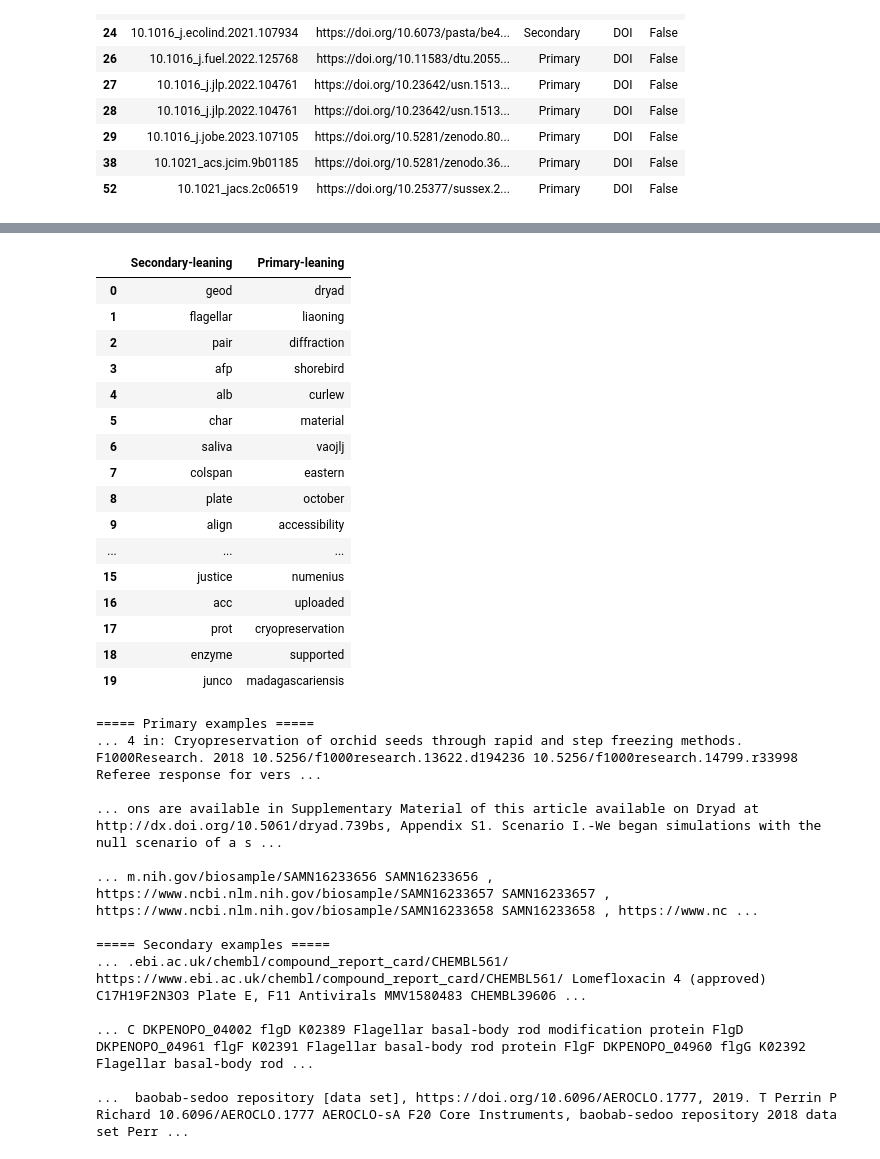
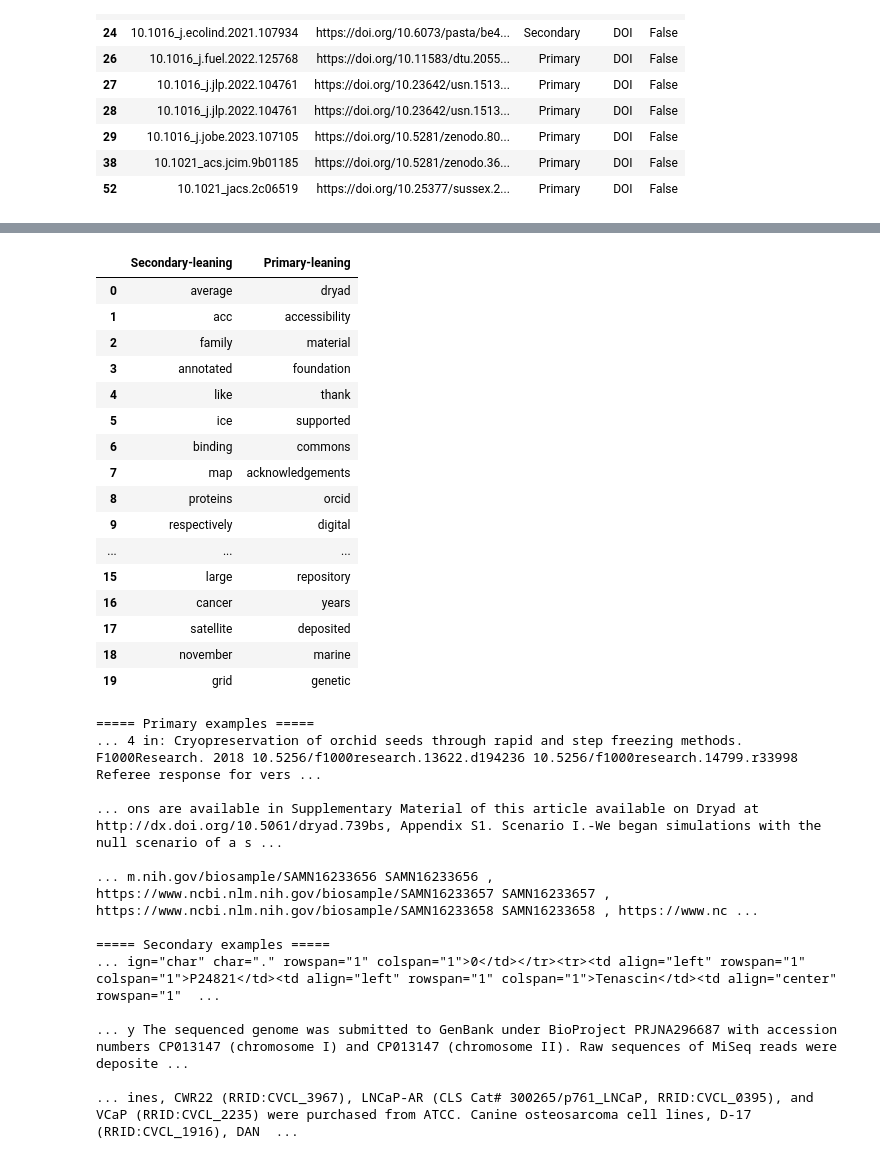
Before and after one commit to ummugulsumciftci/GROUP30_CENG313, a Jupyter notebook: assignment1_eda_baseline.ipynb, the cells around one changed output, grey strips where cells are left out. Drawn from its saved outputs; the diff is of its cells as text; code cells hidden in the pictures.

```diff
--- a/assignment1_eda_baseline.ipynb
+++ b/assignment1_eda_baseline.ipynb
@@ -262,3 +315,10 @@ share of gold ids present in the text: 0.946
 | 29 | 10.1016_j.jobe.2023.107105 | https://doi.org/10.5281/zenodo.80... | Primary | DOI | False |
 | 38 | 10.1021_acs.jcim.9b01185 | https://doi.org/10.5281/zenodo.36... | Primary | DOI | False |
 | 52 | 10.1021_jacs.2c06519 | https://doi.org/10.25377/sussex.2... | Primary | DOI | False |
+# %%
+import re
+for _, r in gold[~gold.found].head(8).iterrows():
+    key = (re.findall(r"\d{5,}", r.dataset_id) or [r.dataset_id[-8:]])[-1]   # longest number in the id
+    t = train_texts[r.article_id]
+    i = t.lower().find(key.lower())
+    print(r.dataset_id, "\n   ->", repr(t[max(0, i - 80):i + 40]) if i >= 0 else "not in text at all", "\n")
@@ -319,33 +397,35 @@ plt.tight_layout(); plt.show()
 # %%
 from sklearn.feature_extraction.text import CountVectorizer
 
 ds = lab_c[lab_c.label.isin(["Primary", "Secondary"])]
-cv = CountVectorizer(stop_words="english", min_df=5, token_pattern=r"(?u)\b[a-zA-Z]{3,}\b")
-X = cv.fit_transform(ds.context)
+# one document per (article, label): a word counts once per article, so a single article cannot dominate
+docs = ds.groupby(["article_id", "label"])["context"].apply(" ".join).reset_index()
+cv = CountVectorizer(stop_words="english", min_df=5, binary=True, token_pattern=r"(?u)\b[a-zA-Z]{3,}\b")
+X = cv.fit_transform(docs.context)
 vocab = np.array(cv.get_feature_names_out())
-p = np.asarray(X[(ds.label == "Primary").values].sum(0)).ravel() + 1
-s = np.asarray(X[(ds.label == "Secondary").values].sum(0)).ravel() + 1
+p = np.asarray(X[(docs.label == "Primary").values].sum(0)).ravel() + 1
+s = np.asarray(X[(docs.label == "Secondary").values].sum(0)).ravel() + 1
 log_ratio = np.log((p / p.sum()) / (s / s.sum()))
 order = np.argsort(log_ratio)
 pd.DataFrame({"Secondary-leaning": vocab[order[:20]], "Primary-leaning": vocab[order[::-1][:20]]})
 # %% [output]
 |  | Secondary-leaning | Primary-leaning |
-| 0 | geod | dryad |
-| 1 | flagellar | liaoning |
-| 2 | pair | diffraction |
-| 3 | afp | shorebird |
-| 4 | alb | curlew |
-| 5 | char | material |
-| 6 | saliva | vaojlj |
-| 7 | colspan | eastern |
-| 8 | plate | october |
-| 9 | align | accessibility |
+| 0 | average | dryad |
+| 1 | acc | accessibility |
+| 2 | family | material |
+| 3 | annotated | foundation |
+| 4 | like | thank |
+| 5 | ice | supported |
+| 6 | binding | commons |
+| 7 | map | acknowledgements |
+| 8 | proteins | orcid |
+| 9 | respectively | digital |
 | ... | ... | ... |
-| 15 | justice | numenius |
-| 16 | acc | uploaded |
-| 17 | prot | cryopreservation |
-| 18 | enzyme | supported |
-| 19 | junco | madagascariensis |
+| 15 | large | repository |
+| 16 | cancer | years |
+| 17 | satellite | deposited |
+| 18 | november | marine |
+| 19 | grid | genetic |
 # %%
 for t in ["Primary", "Secondary"]:
     print(f"===== {t} examples =====")
@@ -360,8 +440,8 @@ for t in ["Primary", "Secondary"]:
 ... m.nih.gov/biosample/SAMN16233656 SAMN16233656 , https://www.ncbi.nlm.nih.gov/biosample/SAMN16233657 SAMN16233657 , https://www.ncbi.nlm.nih.gov/biosample/SAMN16233658 SAMN16233658 , https://www.nc ...
 
 ===== Secondary examples =====
-... .ebi.ac.uk/chembl/compound_report_card/CHEMBL561/ https://www.ebi.ac.uk/chembl/compound_report_card/CHEMBL561/ Lomefloxacin 4 (approved) C17H19F2N3O3 Plate E, F11 Antivirals MMV1580483 CHEMBL39606 ...
+... ign="char" char="." rowspan="1" colspan="1">0</td></tr><tr><td align="left" rowspan="1" colspan="1">P24821</td><td align="left" rowspan="1" colspan="1">Tenascin</td><td align="center" rowspan="1"  ...
 
-... C DKPENOPO_04002 flgD K02389 Flagellar basal-body rod modification protein FlgD DKPENOPO_04961 flgF K02391 Flagellar basal-body rod protein FlgF DKPENOPO_04960 flgG K02392 Flagellar basal-body rod ...
+... y The sequenced genome was submitted to GenBank under BioProject PRJNA296687 with accession numbers CP013147 (chromosome I) and CP013147 (chromosome II). Raw sequences of MiSeq reads were deposite ...
 
-...  baobab-sedoo repository [data set], https://doi.org/10.6096/AEROCLO.1777, 2019. T Perrin P Richard 10.6096/AEROCLO.1777 AEROCLO-sA F20 Core Instruments, baobab-sedoo repository 2018 data set Perr ...
+... ines, CWR22 (RRID:CVCL_3967), LNCaP-AR (CLS Cat# 300265/p761_LNCaP, RRID:CVCL_0395), and VCaP (RRID:CVCL_2235) were purchased from ATCC. Canine osteosarcoma cell lines, D-17 (RRID:CVCL_1916), DAN  ...
```
Also changed, not shown: parts of 11 cells of this notebook.
